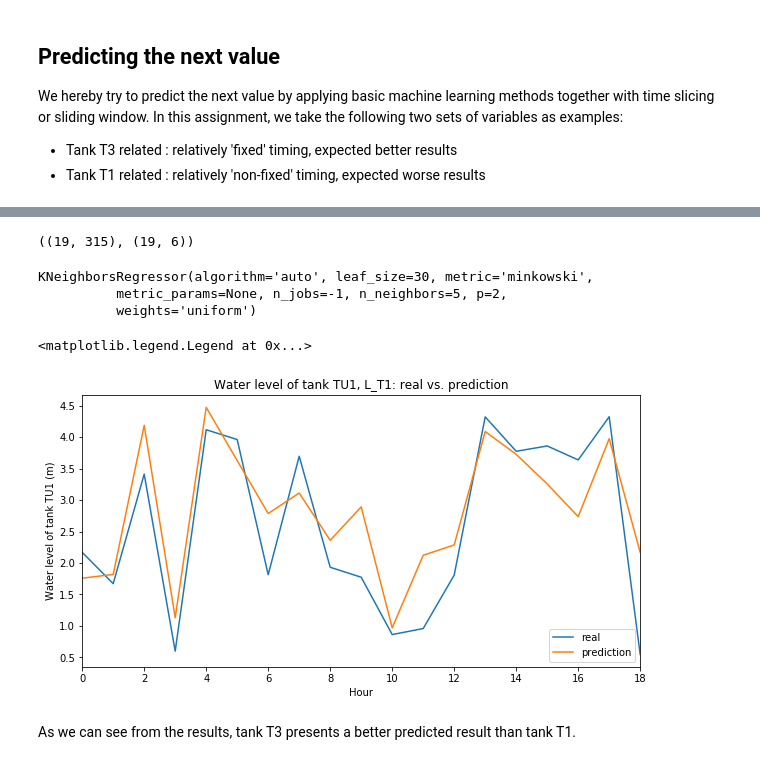
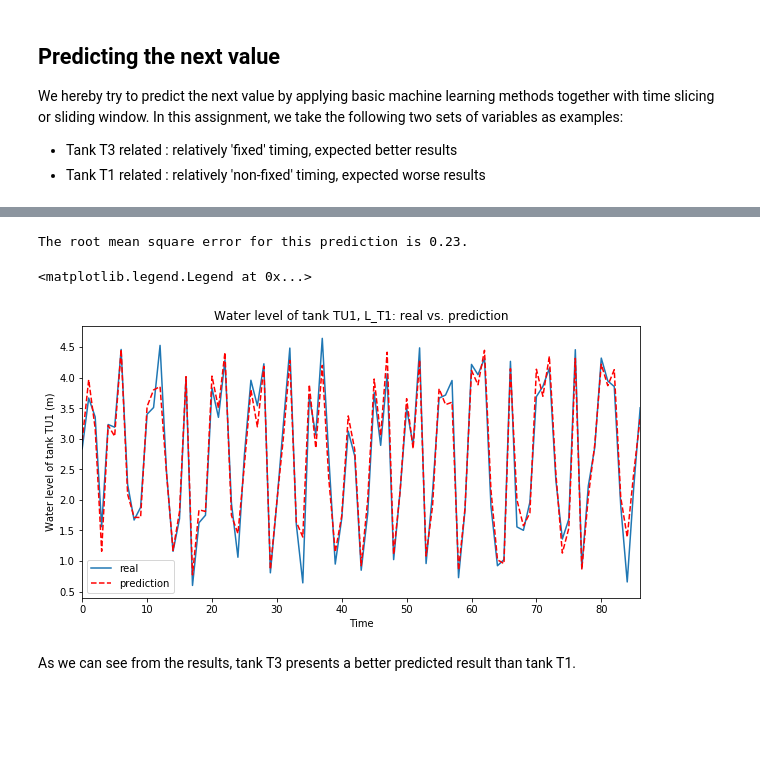
Before and after one commit to chengh42/Cyber-Data-Analytics, a Jupyter notebook: batadal/Task1_Familiarization.ipynb, the cells around one changed output, grey strips where cells are left out. Cells and saved outputs as stored; diff of their text form; code cells hidden in the pictures; blank space fills up the shorter version.

```diff
--- a/batadal/Task1_Familiarization.ipynb
+++ b/batadal/Task1_Familiarization.ipynb
@@ -37,6 +41,9 @@ dftrain1 = pd.read_csv('./data/BATADAL_dataset03.csv')
 
 # Modify string date to timestamp
 dftrain1.DATETIME = dftrain1.DATETIME.apply(lambda s: pd.to_datetime(s, format = '%d/%m/%y %H'))
+
+# Set timestamp as index
+dftrain1.set_index('DATETIME', inplace = True)
 # %%
 # Check dataset
 dftrain1.sample(n = 10)
@@ -256,7 +237,14 @@ We do the same task for tank T1-relatad variables, including L_T1, S_PU1, F_PU1,
 # %%
 # subset the columns related to L_T1
-dfLT1 = dftrain1[['DATETIME', 'L_T1', 'F_PU1', 'S_PU1', 'F_PU2', 'S_PU2', 'P_J280', 'P_J269']]
+df = dftrain1[['L_T1', 'F_PU1', 'S_PU1', 'F_PU2', 'S_PU2', 'P_J280', 'P_J269']]
 
 # split the data into train (.9) and test (.1) datasets
-trainLT1 = dfLT1.iloc[0:int(len(dfLT1)*0.9), :]
-testLT1 = dfLT1.iloc[int(len(dfLT1)*0.9):len(dfLT3), :]
+traindf = df.iloc[:int(len(df)*0.9), :]
+testdf = df.iloc[int(len(df)*0.9):, :]
+
+# time slicing with a length of 10hrs
+traindf_x, traindf_y = time_slicing(traindf, n=10)
+testdf_x, testdf_y = time_slicing(testdf, n=10)
+
+# check shape
+#traindf_x.shape, traindf_y.shape
@@ -281,25 +250,0 @@ trainLT1sliced.shape, trainLT1y.shape
-# %%
-## testing dataset
-
-# time slicing with length = 45hrs for testing dataset
-testLT1sliced = [df.values.reshape(-1) for g, df in testLT1.drop(columns = ['DATETIME']).groupby(np.arange(len(testLT1)) // 45)]
-testLT1sliced = pd.DataFrame(testLT1sliced)
-
-# the true results for testing
-testLT1y = testLT1sliced.iloc[:, 0:6].shift(-1) # expected predicted result is the parameters for the next time step
-
-# remove the last row for both x and y training data
-testLT1sliced.drop(testLT1sliced.tail(1).index, inplace = True)
-testLT1y.drop(testLT1y.tail(1).index, inplace = True)
-
-# check shape
-testLT1sliced.shape, testLT1y.shape
-# %% [output]
-((19, 315), (19, 6))
-# %%
-clf2 = KNeighborsRegressor(n_neighbors = 5, n_jobs = -1)
-clf2.fit(trainLT1sliced, trainLT1y)
-# %% [output]
-KNeighborsRegressor(algorithm='auto', leaf_size=30, metric='minkowski',
-          metric_params=None, n_jobs=-1, n_neighbors=5, p=2,
-          weights='uniform')
@@ -310,14 +251,31 @@ testLT1y_pred = pd.DataFrame(testLT1y_pred)
+# %%
+# assign classifiers
+clf = KNeighborsRegressor(n_neighbors = 5, n_jobs = -1)
+clf.fit(traindf_x, traindf_y)
+
+# get prediction
+testdf_y_pred = clf.predict(testdf_x)
+testdf_y_pred = pd.DataFrame(testdf_y_pred, columns=df.columns)
+
+# check shape
+#testdf_y_pred.shape, testdf_y.shape
+# %%
+# caculate error
+error = rmse(testdf_y['L_T1'].values, testdf_y_pred['L_T1'].values)
+print('The root mean square error for this prediction is %0.2f.' % error)
+# %% [output]
+The root mean square error for this prediction is 0.23.
 # %%
 # plot the results for water level of tank T1
 plt.figure(figsize = (10, 5))
-testLT1y.iloc[:, 0].plot()
-testLT1y_pred.iloc[:, 0].plot()
+testdf_y['L_T1'].plot()
+testdf_y_pred['L_T1'].plot(style='r--')
 plt.title('Water level of tank TU1, L_T1: real vs. prediction')
-plt.xlabel('Hour')
+plt.xlabel('Time')
 plt.ylabel('Water level of tank TU1 (m)')
 plt.legend(('real', 'prediction'))
 # %% [output]
 <matplotlib.legend.Legend at 0x...>
-[figure, old version]
+[figure, new version]
 # %% [markdown]
 As we can see from the results, tank T3 presents a better predicted result than tank T1.
```
Also changed, not shown: parts of 24 cells of this notebook.
